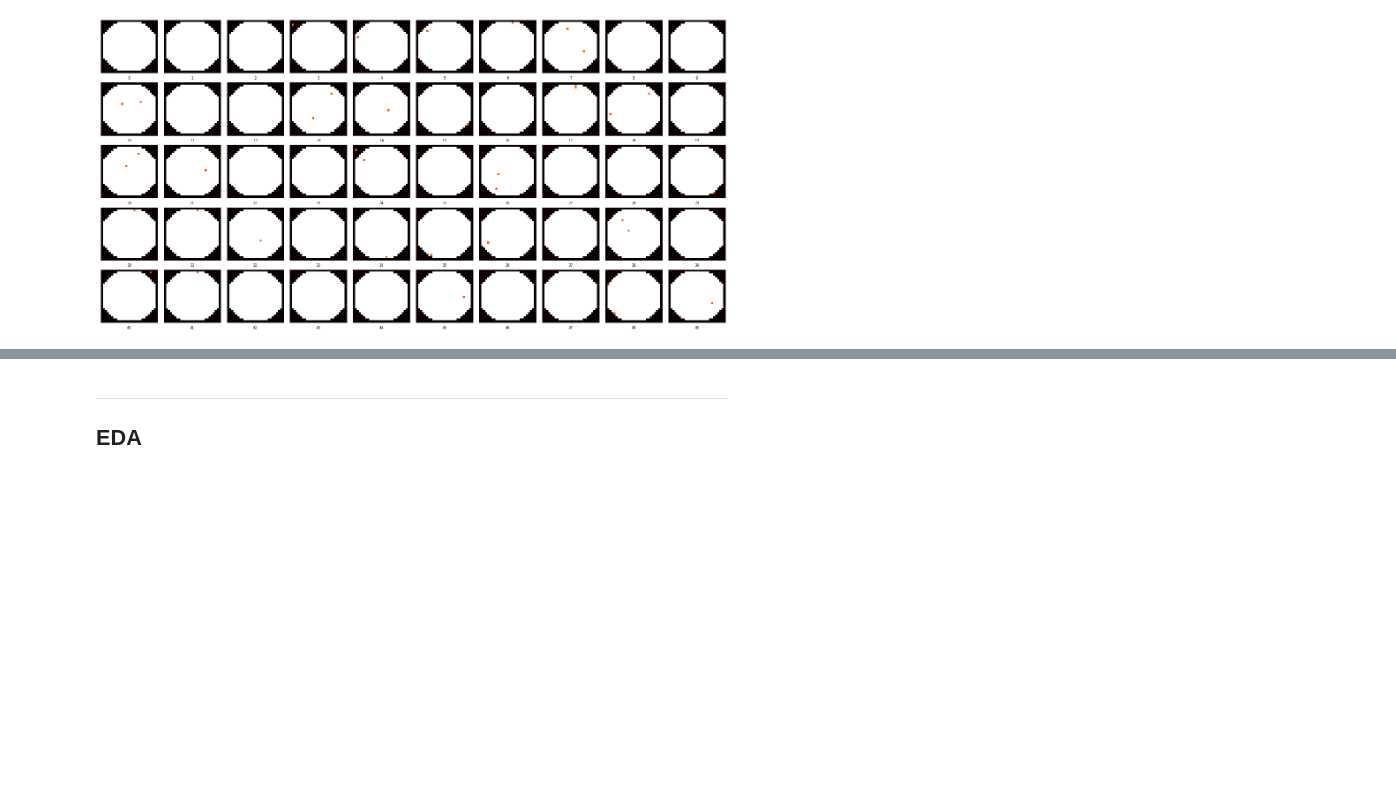
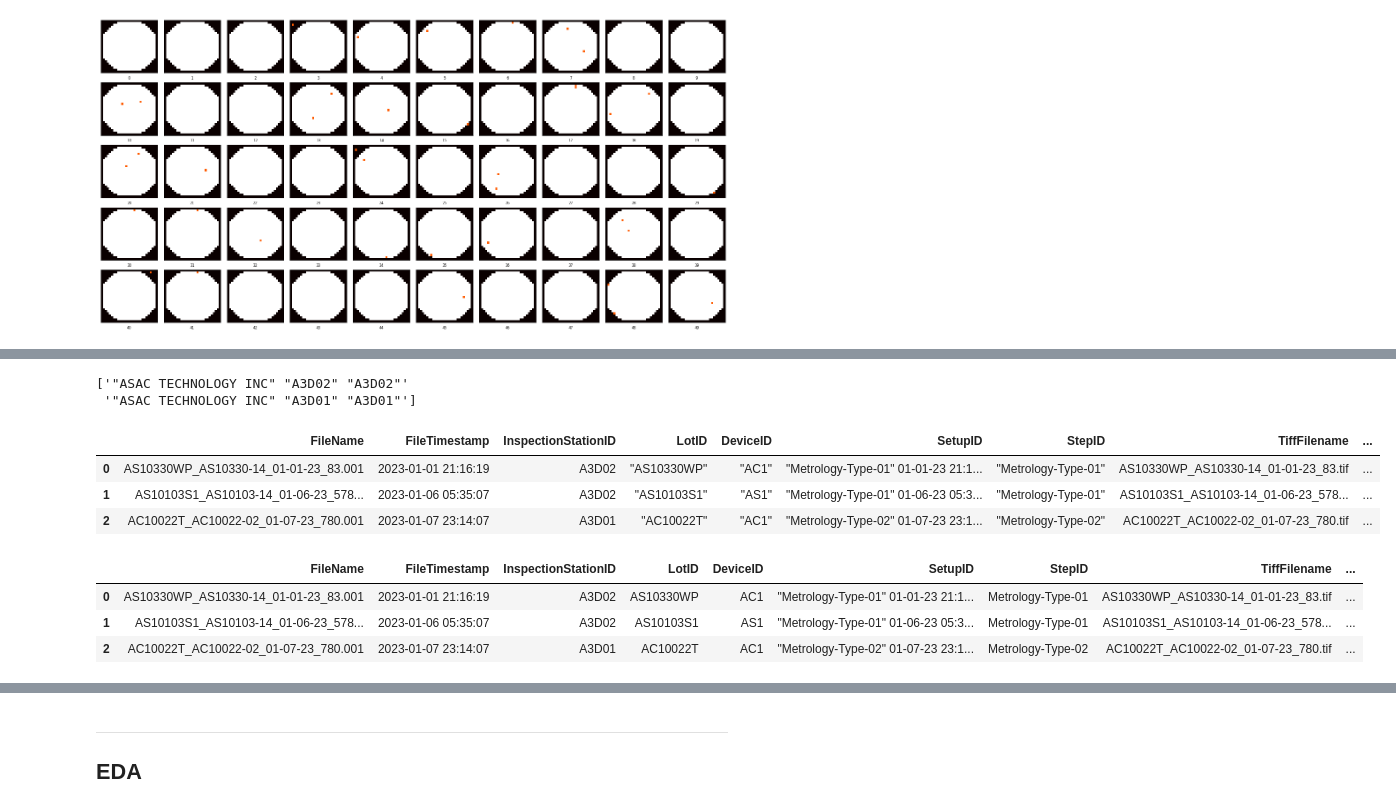
Before and after one commit to Hakseon97/Anomaly_wafer_detection_with_SKhynix, a Jupyter notebook: klarf_parsing.ipynb, the cells around one changed output, grey strips where cells are left out. Drawn from its saved outputs; the diff is of its cells as text; code cells hidden in the pictures; blank space fills up the shorter version.

```diff
--- a/klarf_parsing.ipynb
+++ b/klarf_parsing.ipynb
@@ -453,6 +463,14 @@ temp_df.head()
 # %%
+# unique값이 1인 columns 정리
+singleCols = []
 for col in temp_df.columns:
     if len(temp_df[col].unique()) == 1:
-        print(f'{col}: ')
+        singleCols.append(col)
+        print('==='*20)
+        print(col)
         print(temp_df[col].unique())
+
+# 위에서 정리한 columns에 이미 dataframe으로 만든 DefectList, SummaryList columns 추가
+singleCols.extend(["DefectList", "SummaryList"])
+singleCols
 # %% [output]
@@ -525,0 +512,20 @@ NameError: name 'list_klarf' is not defined
+# %%
+# 단일 원소를 가진 columns 제거.
+temp_df.drop(columns=singleCols, inplace=True)
+# %%
+# column 비교 후 제거 함수
+# 보존할 column = col1
+# 제거할 column = col2
+def eliminate(df, col1, col2):
+    '''
+    col1: 남길 컬럼
+    col2: 제거할 컬럼
+    '''
+    if df[df[col1] != df[col2]].size == 0:
+        df.drop(columns=col2, inplace=True)
+        print(f'"{col2}" Column 제거됨.')
+    return df
+
+# FileTimestamp column과 ResultTimestamp column이 동일하면 해당 컬럼 삭제
+temp_df = eliminate(temp_df, "FileTimestamp", "ResultTimestamp")
+temp_df.head(3)
@@ -525,0 +538,6 @@ NameError: name 'list_klarf' is not defined
+# %%
+# temp_df의 FileTimestamp를 datetime형으로 변환
+# 현재 %m-%d-%y %H:%M:%S 형태로 되어있음. 이를 %Y-%m-%d %H:%M:%S
+
+temp_df.FileTimestamp = temp_df.FileTimestamp.apply(lambda x: datetime.strptime(x, "%m-%d-%y %H:%M:%S"))
+temp_df.head(3)
@@ -525,0 +549,24 @@ NameError: name 'list_klarf' is not defined
+# %%
+# InspectionStationID column
+print(temp_df.InspectionStationID.unique())
+
+# A3D01, A3D02로 요약할 수 있음.
+temp_df.InspectionStationID = temp_df.InspectionStationID.apply(lambda x: x.strip('"').split('" "')[-1])
+temp_df.head(3)
+# %% [output]
+['"ASAC TECHNOLOGY INC" "A3D02" "A3D02"'
+ '"ASAC TECHNOLOGY INC" "A3D01" "A3D01"']
+|  | FileName | FileTimestamp | InspectionStationID | LotID | DeviceID | SetupID | StepID | TiffFilename | ... |
+| 0 | AS10330WP_AS10330-14_01-01-23_83.001 | 2023-01-01 21:16:19 | A3D02 | "AS10330WP" | "AC1" | "Metrology-Type-01" 01-01-23 21:1... | "Metrology-Type-01" | AS10330WP_AS10330-14_01-01-23_83.tif | ... |
+| 1 | AS10103S1_AS10103-14_01-06-23_578... | 2023-01-06 05:35:07 | A3D02 | "AS10103S1" | "AS1" | "Metrology-Type-01" 01-06-23 05:3... | "Metrology-Type-01" | AS10103S1_AS10103-14_01-06-23_578... | ... |
+| 2 | AC10022T_AC10022-02_01-07-23_780.001 | 2023-01-07 23:14:07 | A3D01 | "AC10022T" | "AC1" | "Metrology-Type-02" 01-07-23 23:1... | "Metrology-Type-02" | AC10022T_AC10022-02_01-07-23_780.tif | ... |
+# %%
+# "LotID", "DeviceID", "StepID", "WaferID" columns에 대해 " " 제거
+temp_df[["LotID", "DeviceID", "StepID", "WaferID"]] = \
+    temp_df[["LotID", "DeviceID", "StepID", "WaferID"]].applymap(lambda x: x.strip(' "'))
+temp_df.head(3)
+# %% [output]
+|  | FileName | FileTimestamp | InspectionStationID | LotID | DeviceID | SetupID | StepID | TiffFilename | ... |
+| 0 | AS10330WP_AS10330-14_01-01-23_83.001 | 2023-01-01 21:16:19 | A3D02 | AS10330WP | AC1 | "Metrology-Type-01" 01-01-23 21:1... | Metrology-Type-01 | AS10330WP_AS10330-14_01-01-23_83.tif | ... |
+| 1 | AS10103S1_AS10103-14_01-06-23_578... | 2023-01-06 05:35:07 | A3D02 | AS10103S1 | AS1 | "Metrology-Type-01" 01-06-23 05:3... | Metrology-Type-01 | AS10103S1_AS10103-14_01-06-23_578... | ... |
+| 2 | AC10022T_AC10022-02_01-07-23_780.001 | 2023-01-07 23:14:07 | A3D01 | AC10022T | AC1 | "Metrology-Type-02" 01-07-23 23:1... | Metrology-Type-02 | AC10022T_AC10022-02_01-07-23_780.tif | ... |
```
Also changed, not shown: parts of 20 cells of this notebook.
